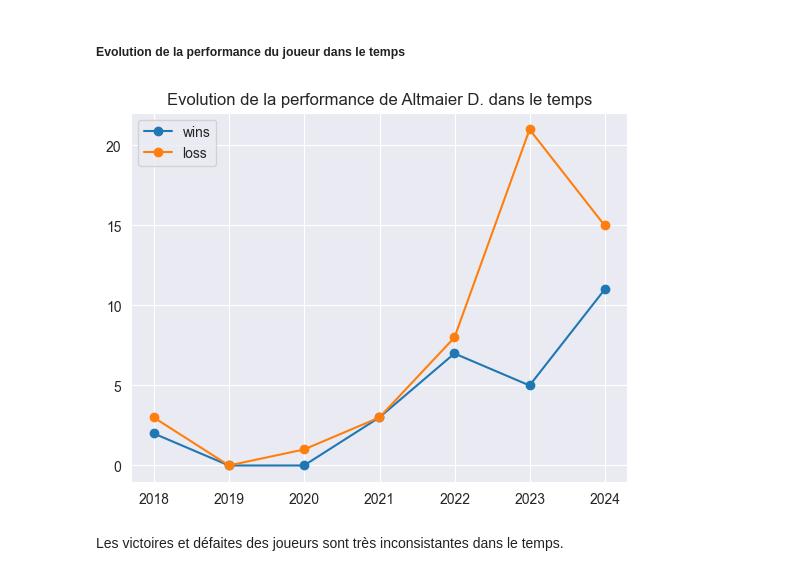
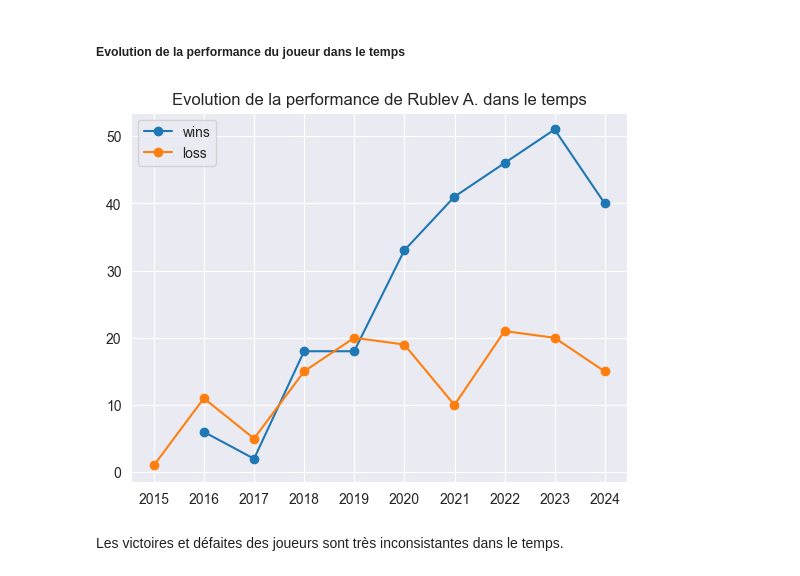
Before and after one commit to chboudry/PariTennis, a Jupyter notebook: analyse.ipynb, the cells around one changed output. Drawn from its saved outputs; the diff is of its cells as text; code cells hidden in the pictures.

```diff
--- a/analyse.ipynb
+++ b/analyse.ipynb
@@ -415,25 +458,26 @@ On note que même avec avec de grands écarts on a un jeu de données suffisante
 # %% [markdown]
 ##### Evolution de la performance du joueur dans le temps
 # %%
-player = players[28]
+# player = players[28]
+player = "Rublev A."
 df.Date = pd.to_datetime(df.Date)
 freq = '1Y'
 wins = df.loc[df['Winner']==player].groupby(pd.Grouper(key='Date', freq=freq))['Winner'].count()
 loss = df.loc[df['Loser']==player].groupby(pd.Grouper(key='Date', freq=freq))['Loser'].count()
 
 #print(wins)
 #print(loss)
 
 if not (wins.empty):
     wins, = plt.plot(wins, marker="o")
 if not (loss.empty):
     loss, = plt.plot(loss, marker="o")
 title = "Evolution de la performance de " + player + " dans le temps"
 plt.legend((wins,loss),('wins','loss'), loc = 'best')
 plt.title(title)
 plt.show()
 # %% [output]
-[figure, old version]
+[figure, new version]
 # %% [markdown]
 Les victoires et défaites des joueurs sont très inconsistantes dans le temps.
 # %% [markdown]
```
Also changed, not shown: parts of 8 cells of this notebook.
